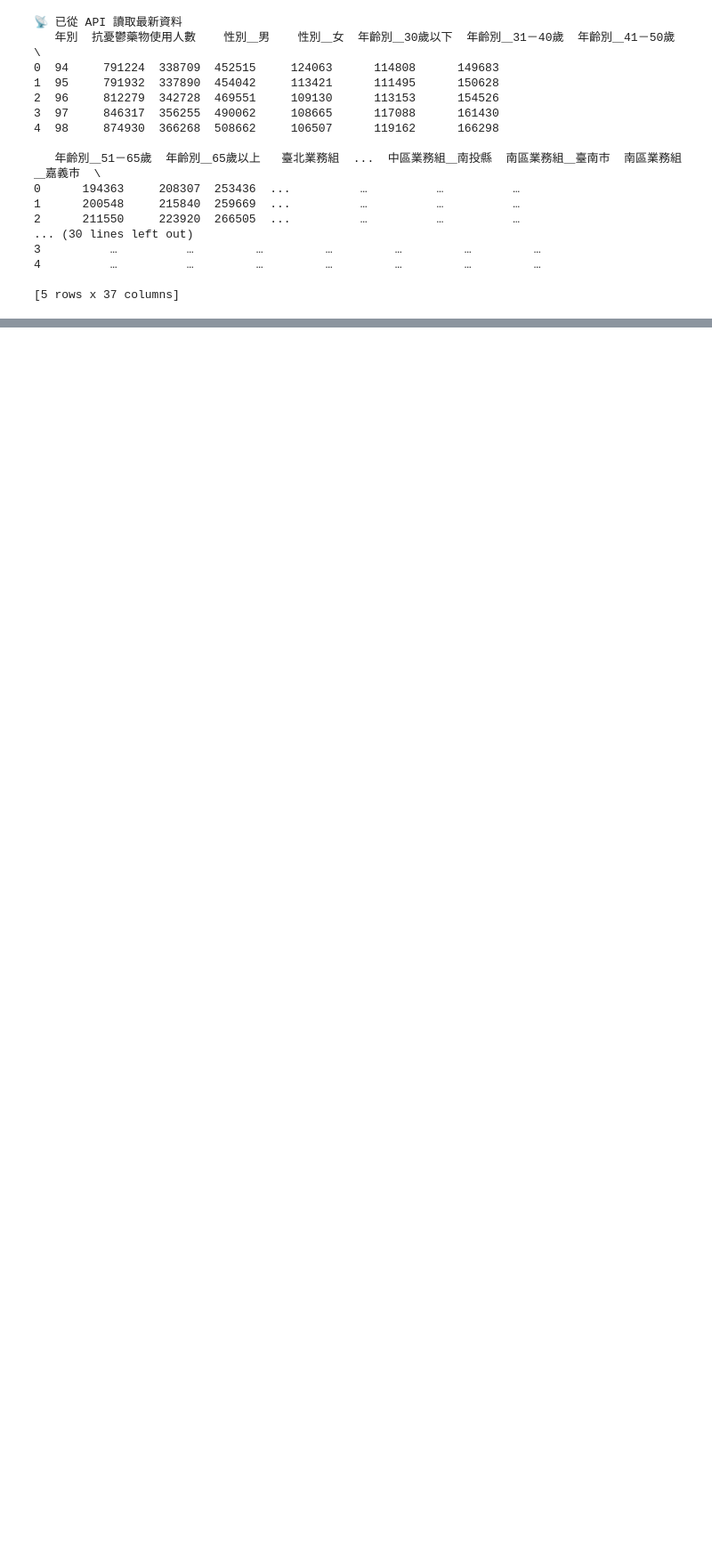
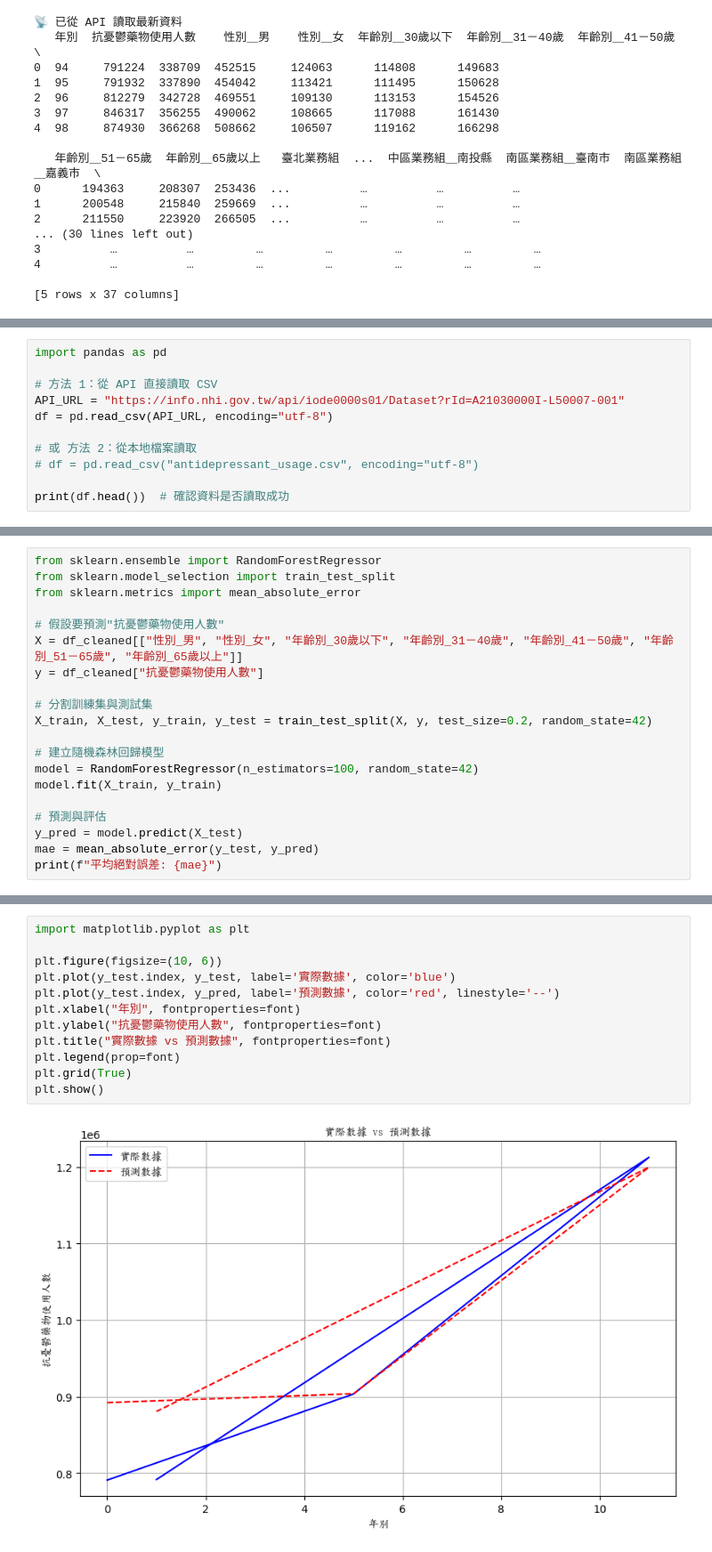
Before and after one commit to jeanbomb/Taiwan-antidepressant_usage, a Jupyter notebook: Taiwan antidepressant_usage.ipynb, the cells around one changed output, grey strips where cells are left out. Shown: that part at 89% size. Saved outputs shown, nothing was run; the diff lists cells and outputs as text; blank space fills up the shorter version.

```diff
--- a/Taiwan antidepressant_usage.ipynb
+++ b/Taiwan antidepressant_usage.ipynb
@@ -185,0 +69,11 @@ while True:
+# %%
+import pandas as pd
+
+# 方法 1：從 API 直接讀取 CSV
+API_URL = "https://info.nhi.gov.tw/api/iode0000s01/Dataset?rId=A21030000I-L50007-001"
+df = pd.read_csv(API_URL, encoding="utf-8")
+
+# 或 方法 2：從本地檔案讀取
+# df = pd.read_csv("antidepressant_usage.csv", encoding="utf-8")
+
+print(df.head())  # 確認資料是否讀取成功
@@ -185,0 +216,20 @@ while True:
+# %%
+from sklearn.ensemble import RandomForestRegressor
+from sklearn.model_selection import train_test_split
+from sklearn.metrics import mean_absolute_error
+
+# 假設要預測"抗憂鬱藥物使用人數"
+X = df_cleaned[["性別_男", "性別_女", "年齡別_30歲以下", "年齡別_31－40歲", "年齡別_41－50歲", "年齡別_51－65歲", "年齡別_65歲以上"]]
+y = df_cleaned["抗憂鬱藥物使用人數"]
+
+# 分割訓練集與測試集
+X_train, X_test, y_train, y_test = train_test_split(X, y, test_size=0.2, random_state=42)
+
+# 建立隨機森林回歸模型
+model = RandomForestRegressor(n_estimators=100, random_state=42)
+model.fit(X_train, y_train)
+
+# 預測與評估
+y_pred = model.predict(X_test)
+mae = mean_absolute_error(y_test, y_pred)
+print(f"平均絕對誤差: {mae}")
@@ -185,0 +238,14 @@ while True:
+# %%
+import matplotlib.pyplot as plt
+
+plt.figure(figsize=(10, 6))
+plt.plot(y_test.index, y_test, label='實際數據', color='blue')
+plt.plot(y_test.index, y_pred, label='預測數據', color='red', linestyle='--')
+plt.xlabel("年別", fontproperties=font)
+plt.ylabel("抗憂鬱藥物使用人數", fontproperties=font)
+plt.title("實際數據 vs 預測數據", fontproperties=font)
+plt.legend(prop=font)
+plt.grid(True)
+plt.show()
+# %% [output]
+[figure, added]
```
Also changed, not shown: parts of 16 cells of this notebook.
